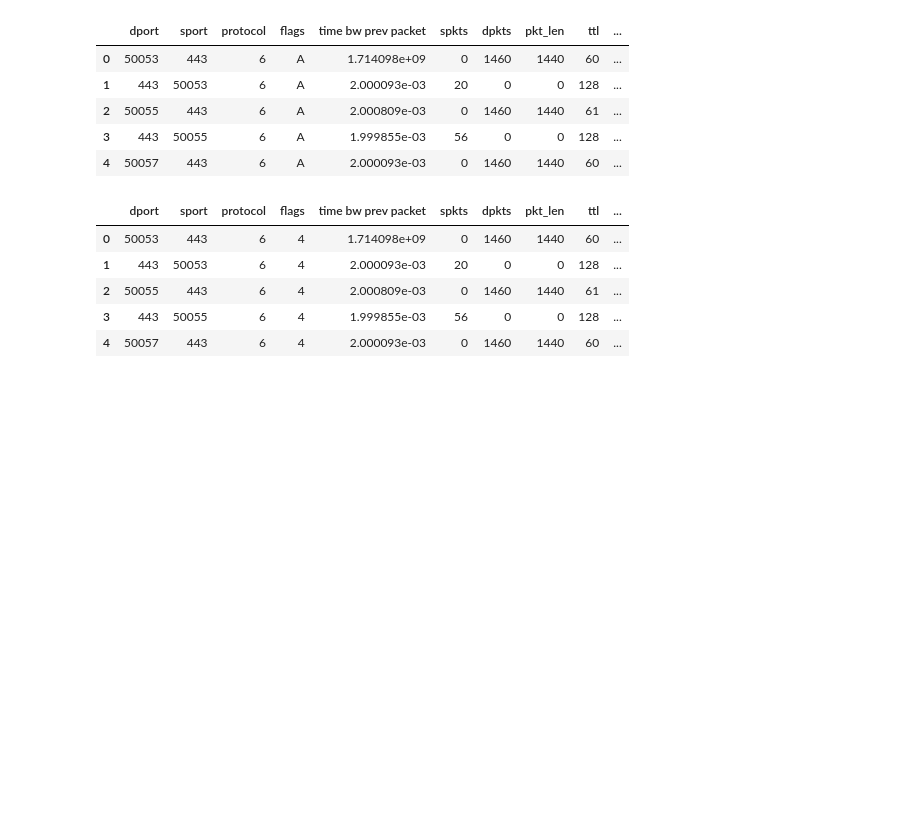
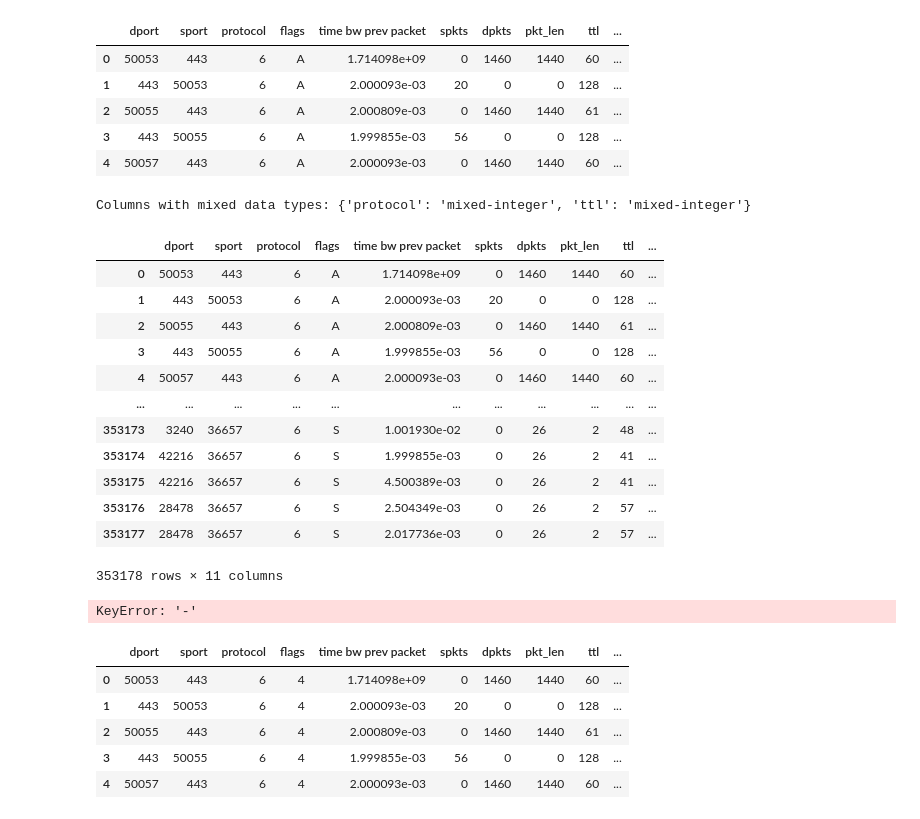
Before and after one commit to Hussain-Javed-K213584/NIDSv2, a Jupyter notebook: model_training/model.ipynb, the cells around one changed output. Saved outputs shown, nothing was run; the diff lists cells and outputs as text; code cells hidden in the pictures; blank space fills up the shorter version.

```diff
--- a/model_training/model.ipynb
+++ b/model_training/model.ipynb
@@ -9,7 +9,7 @@ columns = [
             'dport', 'sport','protocol', 'flags', 'time bw prev packet','spkts','dpkts' ,'pkt_len','ttl', 'payload size', 'label'
         ]
 
-dataset = pd.read_csv('dataset.csv')
+dataset = pd.read_csv('../datasets/dataset.csv')
 dataset.head()
 # %% [output]
 |  | dport | sport | protocol | flags | time bw prev packet | spkts | dpkts | pkt_len | ttl | ... |
@@ -18,12 +18,36 @@ dataset.head()
 | 2 | 50055 | 443 | 6 | A | 2.000809e-03 | 0 | 1460 | 1440 | 61 | ... |
 | 3 | 443 | 50055 | 6 | A | 1.999855e-03 | 56 | 0 | 0 | 128 | ... |
 | 4 | 50057 | 443 | 6 | A | 2.000093e-03 | 0 | 1460 | 1440 | 60 | ... |
+# %%
+if mixed_dtypes := {c: dtype for c in dataset.columns if (dtype := pd.api.types.infer_dtype(dataset[c])).startswith("mixed")}:
+    print(f"Columns with mixed data types: {mixed_dtypes}")
+# %% [output]
+Columns with mixed data types: {'protocol': 'mixed-integer', 'ttl': 'mixed-integer'}
+# %%
+# Replace 'nan' values with -1
+
+dataset['flags'].fillna({'flags':'11'}, inplace=True)
+dataset
+# %% [output]
+|  | dport | sport | protocol | flags | time bw prev packet | spkts | dpkts | pkt_len | ttl | ... |
+| 0 | 50053 | 443 | 6 | A | 1.714098e+09 | 0 | 1460 | 1440 | 60 | ... |
+| 1 | 443 | 50053 | 6 | A | 2.000093e-03 | 20 | 0 | 0 | 128 | ... |
+| 2 | 50055 | 443 | 6 | A | 2.000809e-03 | 0 | 1460 | 1440 | 61 | ... |
+| 3 | 443 | 50055 | 6 | A | 1.999855e-03 | 56 | 0 | 0 | 128 | ... |
+| 4 | 50057 | 443 | 6 | A | 2.000093e-03 | 0 | 1460 | 1440 | 60 | ... |
+| ... | ... | ... | ... | ... | ... | ... | ... | ... | ... | ... |
+| 353173 | 3240 | 36657 | 6 | S | 1.001930e-02 | 0 | 26 | 2 | 48 | ... |
+| 353174 | 42216 | 36657 | 6 | S | 1.999855e-03 | 0 | 26 | 2 | 41 | ... |
+| 353175 | 42216 | 36657 | 6 | S | 4.500389e-03 | 0 | 26 | 2 | 41 | ... |
+| 353176 | 28478 | 36657 | 6 | S | 2.504349e-03 | 0 | 26 | 2 | 57 | ... |
+| 353177 | 28478 | 36657 | 6 | S | 2.017736e-03 | 0 | 26 | 2 | 57 | ... |
+353178 rows × 11 columns
 # %%
 # We need to perform one hot encoding the flags parameter
 
 def flags_to_encode(tcp_flags: str) -> int:
     flag_mapping = {
-        'F': '0',
+        'F': '8',
         'S': '1',
         'R': '2',
         'P': '3',
@@ -33,7 +57,10 @@ def flags_to_encode(tcp_flags: str) -> int:
         'C': '7',
         '0': '0'
     }
-    list_of_flags = list(tcp_flags)
+    try:
+        list_of_flags = list(tcp_flags)
+    except:
+        print(tcp_flags)
     encoded_flag = ''
     for flag in list_of_flags:
         encoded_flag += flag_mapping[flag]
@@ -41,6 +68,8 @@ def flags_to_encode(tcp_flags: str) -> int:
     return int(encoded_flag)
 
 dataset['flags'] = dataset['flags'].apply(flags_to_encode)
+# %% [output]
+KeyError: '-'
 # %%
 # Getting data and label
 X = dataset[columns[:-1]] # exclude the last column
```
Also changed, not shown: 1 other file.
